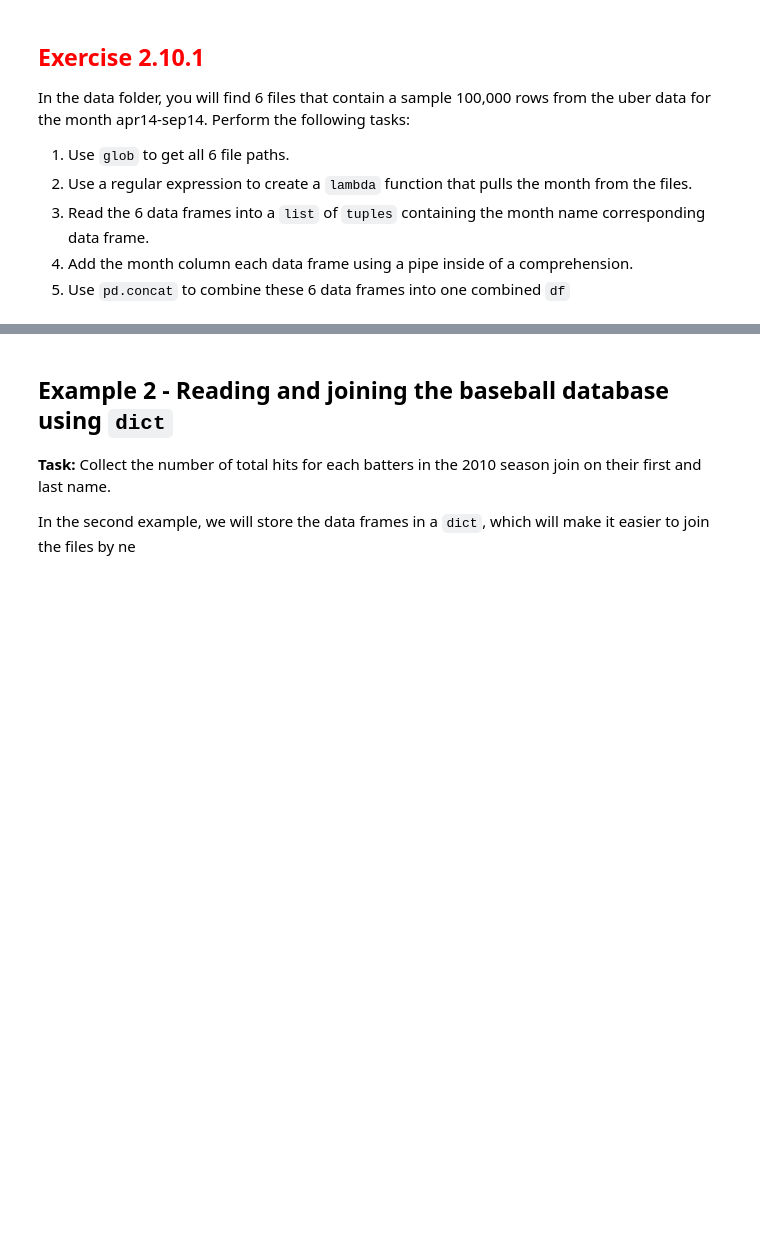
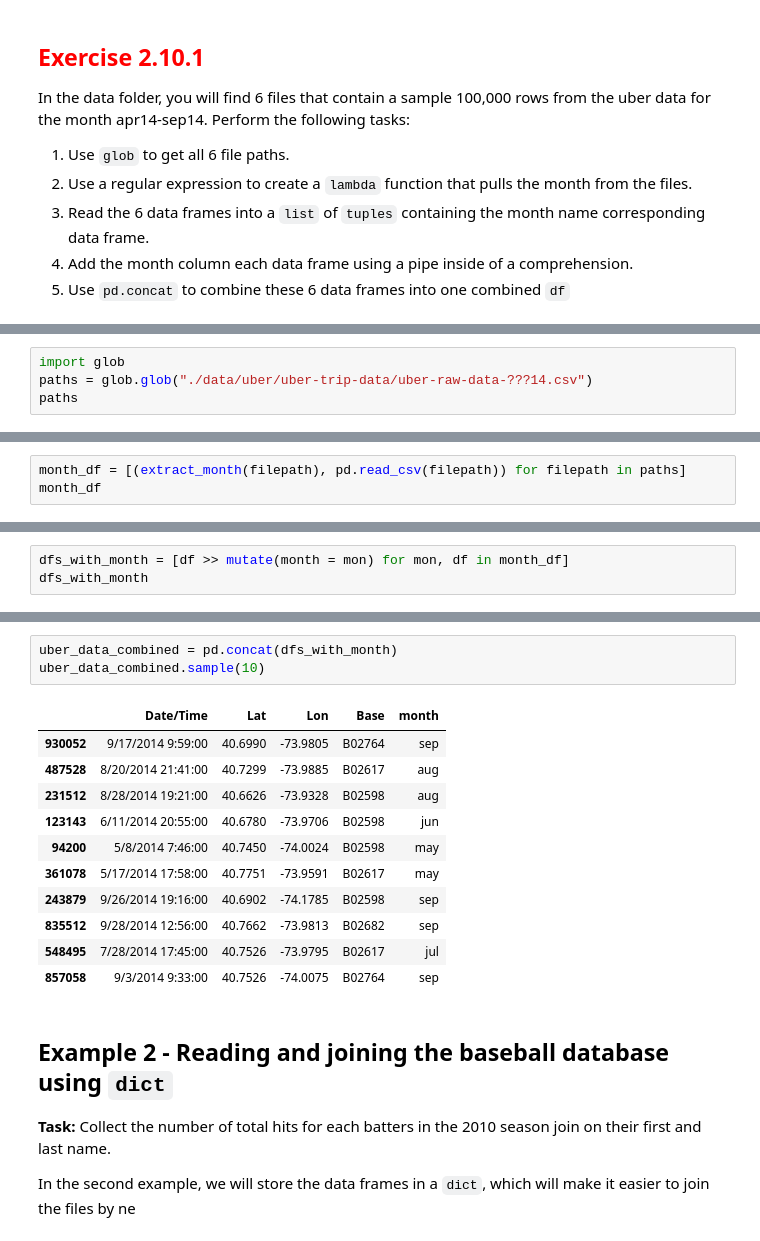
Before and after one commit to emmar2000/dsci326, a Jupyter notebook: module2/2_10_V2_combining_tables_with_set_like_operations_w_dfply.ipynb, the cells around one changed output, grey strips where cells are left out. Cells and saved outputs as stored; diff of their text form; blank space fills up the shorter version.

```diff
--- a/module2/2_10_V2_combining_tables_with_set_like_operations_w_dfply.ipynb
+++ b/module2/2_10_V2_combining_tables_with_set_like_operations_w_dfply.ipynb
@@ -290,0 +285,4 @@ In the data folder, you will find 6 files that contain a sample 100,000 rows fro
+# %%
+import glob
+paths = glob.glob("./data/uber/uber-trip-data/uber-raw-data-???14.csv")
+paths
@@ -290,0 +304,3 @@ In the data folder, you will find 6 files that contain a sample 100,000 rows fro
+# %%
+month_df = [(extract_month(filepath), pd.read_csv(filepath)) for filepath in paths]
+month_df
@@ -290,0 +325,3 @@ In the data folder, you will find 6 files that contain a sample 100,000 rows fro
+# %%
+dfs_with_month = [df >> mutate(month = mon) for mon, df in month_df]
+dfs_with_month
@@ -291,3 +346,18 @@ In the data folder, you will find 6 files that contain a sample 100,000 rows fro
+# %%
+uber_data_combined = pd.concat(dfs_with_month)
+uber_data_combined.sample(10)
+# %% [output]
+|  | Date/Time | Lat | Lon | Base | month |
+| 930052 | 9/17/2014 9:59:00 | 40.6990 | -73.9805 | B02764 | sep |
+| 487528 | 8/20/2014 21:41:00 | 40.7299 | -73.9885 | B02617 | aug |
+| 231512 | 8/28/2014 19:21:00 | 40.6626 | -73.9328 | B02598 | aug |
+| 123143 | 6/11/2014 20:55:00 | 40.6780 | -73.9706 | B02598 | jun |
+| 94200 | 5/8/2014 7:46:00 | 40.7450 | -74.0024 | B02598 | may |
+| 361078 | 5/17/2014 17:58:00 | 40.7751 | -73.9591 | B02617 | may |
+| 243879 | 9/26/2014 19:16:00 | 40.6902 | -74.1785 | B02598 | sep |
+| 835512 | 9/28/2014 12:56:00 | 40.7662 | -73.9813 | B02682 | sep |
+| 548495 | 7/28/2014 17:45:00 | 40.7526 | -73.9795 | B02617 | jul |
+| 857058 | 9/3/2014 9:33:00 | 40.7526 | -74.0075 | B02764 | sep |
 # %% [markdown]
 ## Example 2 - Reading and joining the baseball database using `dict`
 
```
Also changed, not shown: parts of 26 cells of this notebook.
